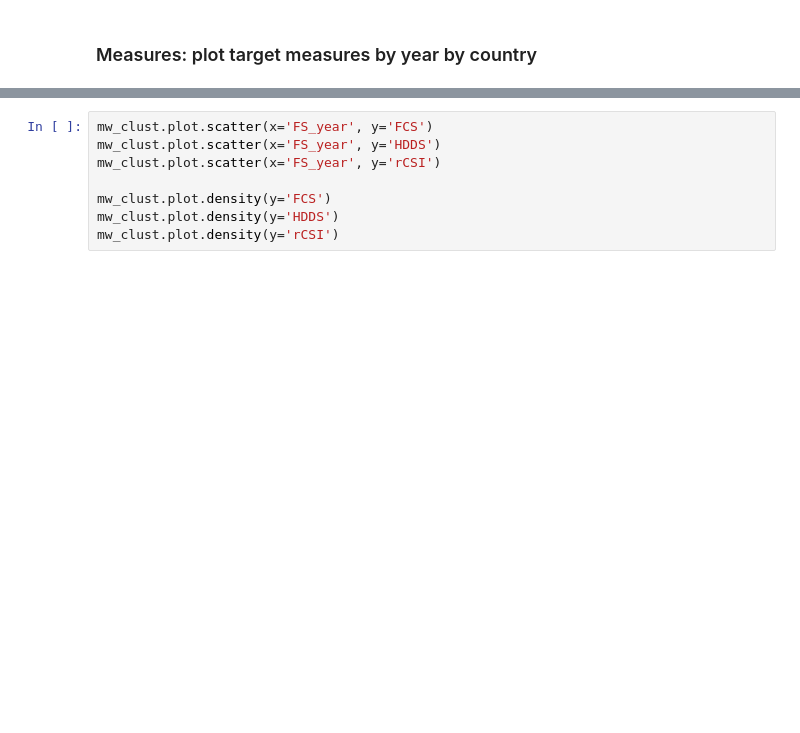
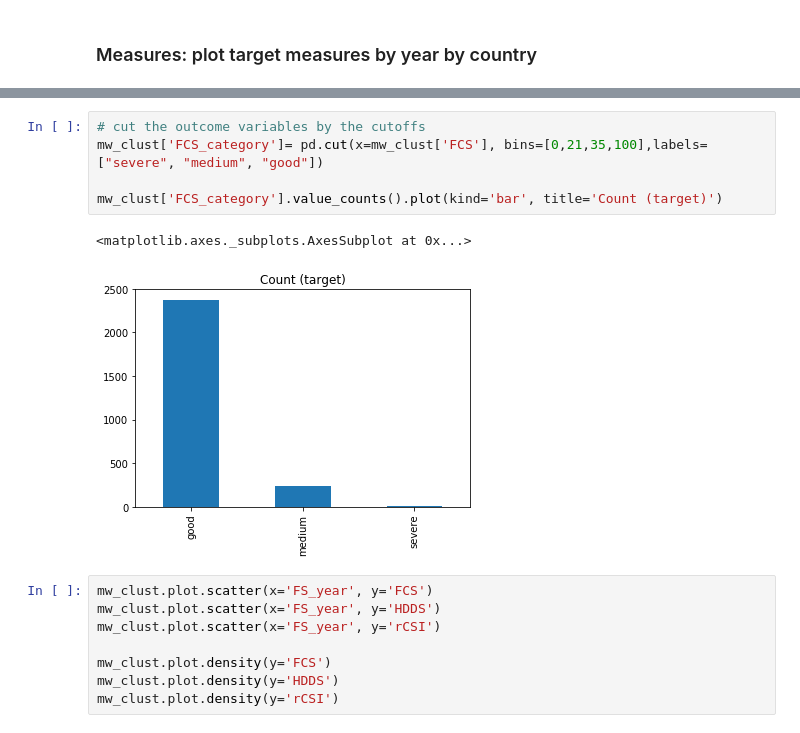
Before and after one commit to zhou100/FoodSecurityPrediction, a Jupyter notebook: PredictFS.ipynb, the cells around one changed output, grey strips where cells are left out. Saved outputs shown, nothing was run; the diff lists cells and outputs as text; blank space fills up the shorter version.

```diff
--- a/PredictFS.ipynb
+++ b/PredictFS.ipynb
@@ -168,3 +179,11 @@ Reasons: More close to the actual policy scenarios. Can apply the down sampling
+# %%
+# cut the outcome variables by the cutoffs
+mw_clust['FCS_category']= pd.cut(x=mw_clust['FCS'], bins=[0,21,35,100],labels= ["severe", "medium", "good"])
+
+mw_clust['FCS_category'].value_counts().plot(kind='bar', title='Count (target)')
+# %% [output]
+<matplotlib.axes._subplots.AxesSubplot at 0x...>
+[figure, added]
 # %%
 mw_clust.plot.scatter(x='FS_year', y='FCS')
 mw_clust.plot.scatter(x='FS_year', y='HDDS')
```
Also changed, not shown: parts of 2 cells of this notebook.
